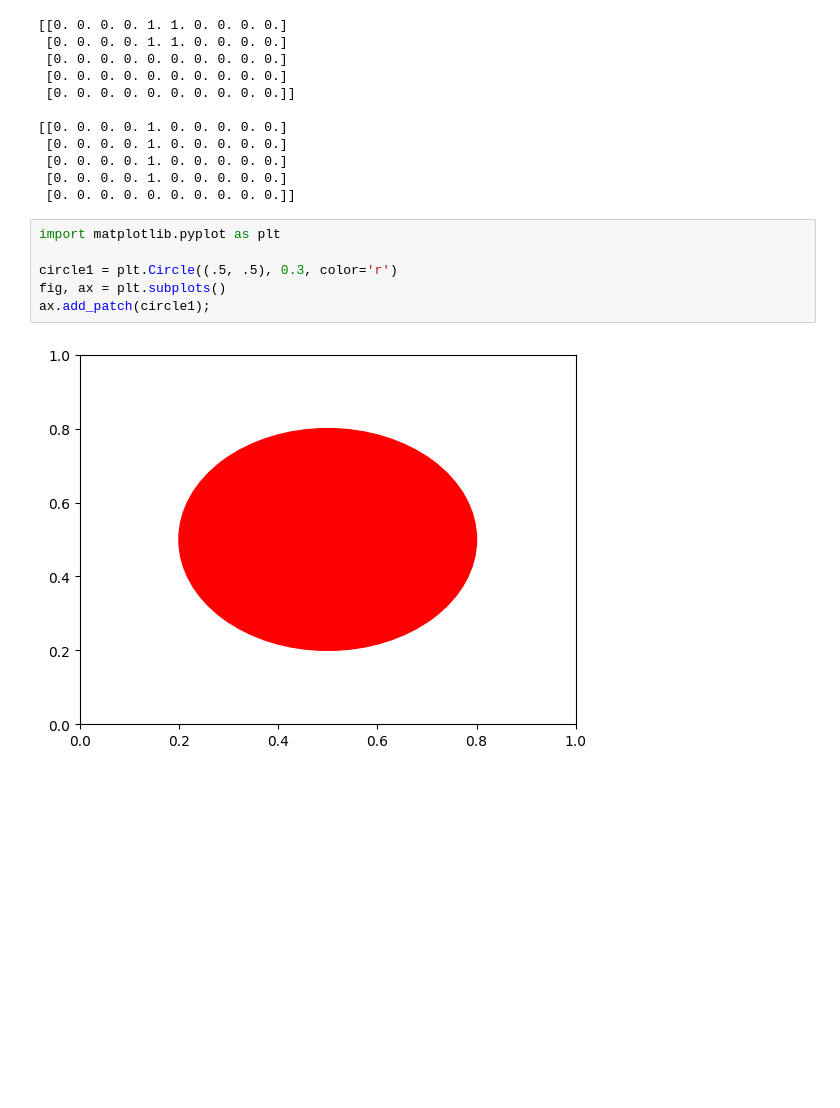
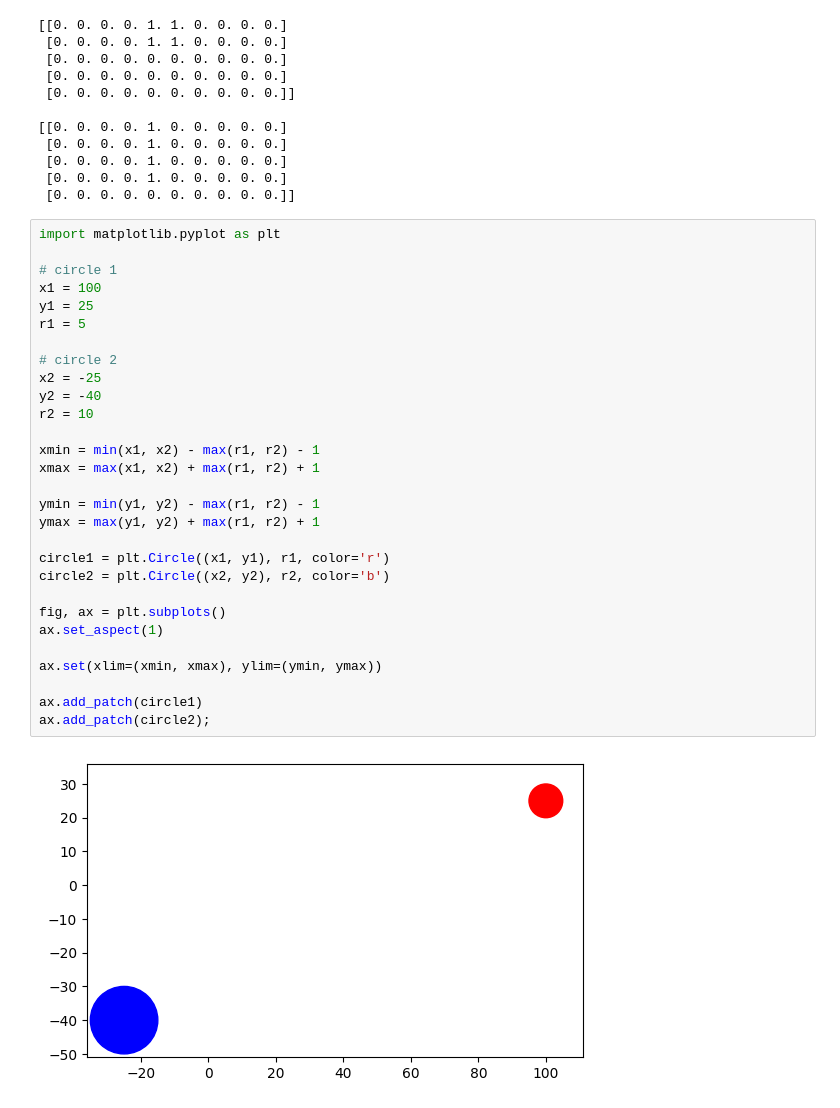
Before and after one commit to Andreas-Svensson/python, a Jupyter notebook: Explorations/E00_random_stuff.ipynb, the cells around one changed output. Cells and saved outputs as stored; diff of their text form; blank space fills up the shorter version.

Commit message:
plot of circles and spheres

```diff
--- a/Explorations/E00_random_stuff.ipynb
+++ b/Explorations/E00_random_stuff.ipynb
@@ -79,11 +79,34 @@ print(temp_board)
  [0. 0. 0. 0. 1. 0. 0. 0. 0. 0.]
  [0. 0. 0. 0. 1. 0. 0. 0. 0. 0.]
  [0. 0. 0. 0. 0. 0. 0. 0. 0. 0.]]
-# %%
-import matplotlib.pyplot as plt
-
-circle1 = plt.Circle((.5, .5), 0.3, color='r')
-fig, ax = plt.subplots()
-ax.add_patch(circle1);
-# %% [output]
-[figure, removed]
+# %%
+import matplotlib.pyplot as plt
+
+# circle 1
+x1 = 100
+y1 = 25
+r1 = 5
+
+# circle 2
+x2 = -25
+y2 = -40
+r2 = 10
+
+xmin = min(x1, x2) - max(r1, r2) - 1
+xmax = max(x1, x2) + max(r1, r2) + 1
+
+ymin = min(y1, y2) - max(r1, r2) - 1
+ymax = max(y1, y2) + max(r1, r2) + 1
+
+circle1 = plt.Circle((x1, y1), r1, color='r')
+circle2 = plt.Circle((x2, y2), r2, color='b')
+
+fig, ax = plt.subplots()
+ax.set_aspect(1)
+
+ax.set(xlim=(xmin, xmax), ylim=(ymin, ymax))
+
+ax.add_patch(circle1)
+ax.add_patch(circle2);
+# %% [output]
+[figure, added]
```
Also changed, not shown: parts of 1 cell of this notebook.
